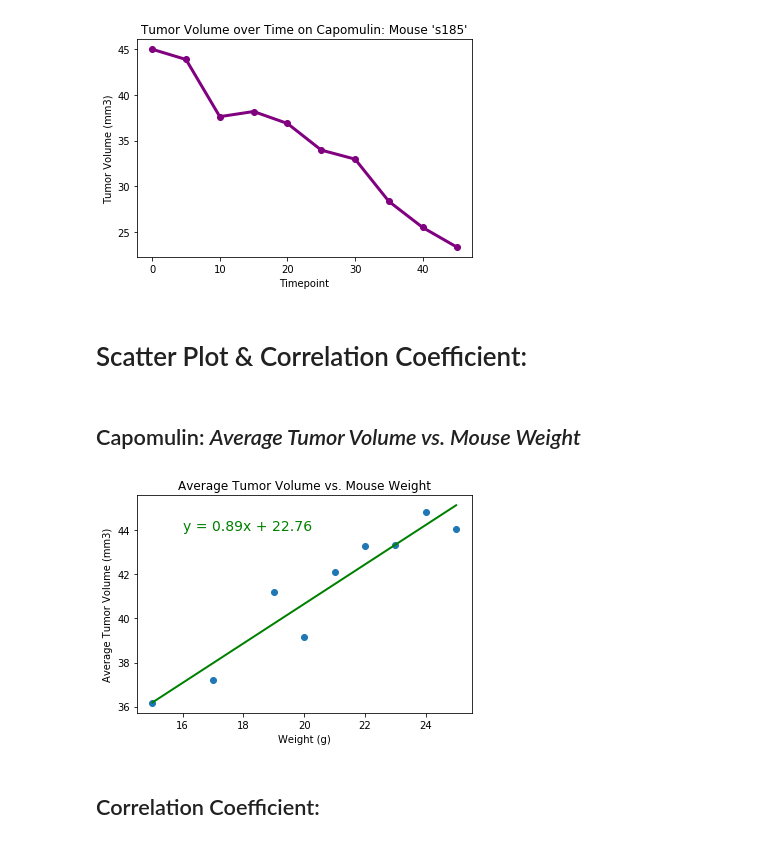
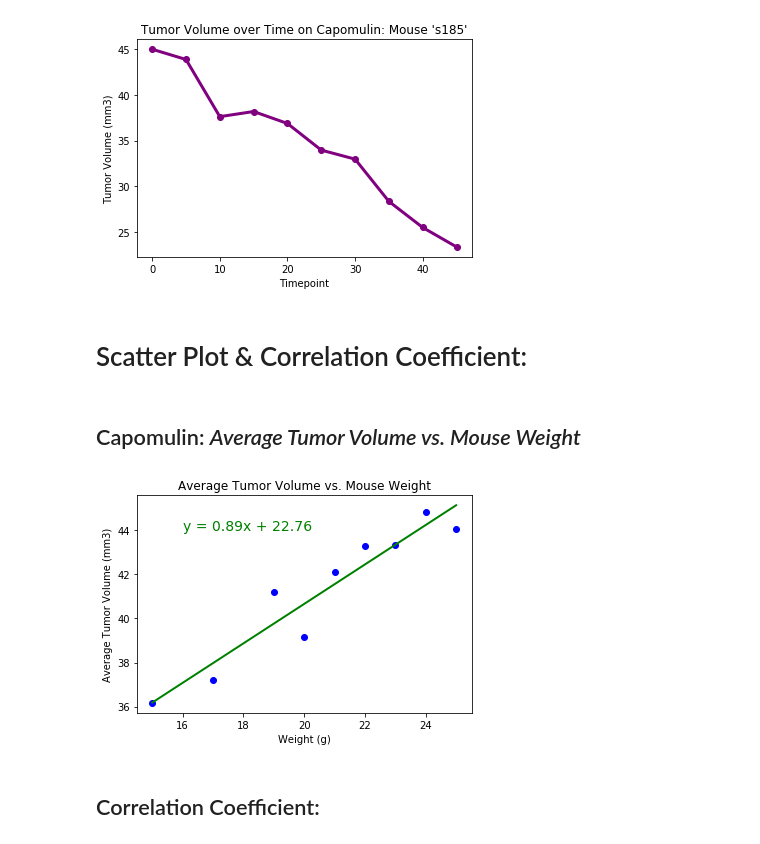
Before and after one commit to juliabrunett/matplotlib-challenge, a Jupyter notebook: Pymaceuticals/pymaceuticals.ipynb, the cells around one changed output. Cells and saved outputs as stored; diff of their text form; code cells hidden in the pictures.

```diff
--- a/Pymaceuticals/pymaceuticals.ipynb
+++ b/Pymaceuticals/pymaceuticals.ipynb
@@ -662,38 +664,37 @@ plt.title("Tumor Volume over Time on Capomulin: Mouse 's185'")
 plt.show()
 # %% [output]
 [figure]
-# %% [markdown]
-# Scatter Plot & Correlation Coefficient:
+# %% [markdown]
+# Scatter Plot & Correlation Coefficient:
 # %% [markdown]
 ## Capomulin: *Average Tumor Volume vs. Mouse Weight*
 # %%
 # Define axes for scatter plot
 # Create groupby to get avg tumor volume
 avg_tumor_groupby = capomulin_mice.groupby("Weight (g)").mean()
 # Remove other columns: create avg volume series
 avg_tumor_volume = avg_tumor_groupby["Tumor Volume (mm3)"]
 # Reset index
 avg_tumor_groupby = avg_tumor_groupby.reset_index()
 # Create weight series
 groupby_weight = avg_tumor_groupby["Weight (g)"]
 
 # Create scatter plot & labels & title
-plt.scatter(groupby_weight, avg_tumor_volume)
+plt.scatter(groupby_weight, avg_tumor_volume, color="blue")
 plt.xlabel("Weight (g)")
 plt.ylabel("Average Tumor Volume (mm3)")
 plt.title("Average Tumor Volume vs. Mouse Weight")
 
 # Create linear regression model & equation
 (slope, intercept, rvalue, pvalue, stderr) = linregress(groupby_weight, avg_tumor_volume)
 regress_values = groupby_weight * slope + intercept
 line_equation = f"y = {round(slope,2)}x + {round(intercept,2)}"
 plt.plot(groupby_weight, regress_values, "g-", linewidth= 2)
 plt.annotate(line_equation, (16,44), fontsize=14, color="green")
-#plt.figure(figsize=(25,25))
 
 plt.show()
 # %% [output]
-[figure, old version]
+[figure, new version]
 # %% [markdown]
 ## Correlation Coefficient:
 # %%
```
Also changed, not shown: parts of 33 cells of this notebook.
